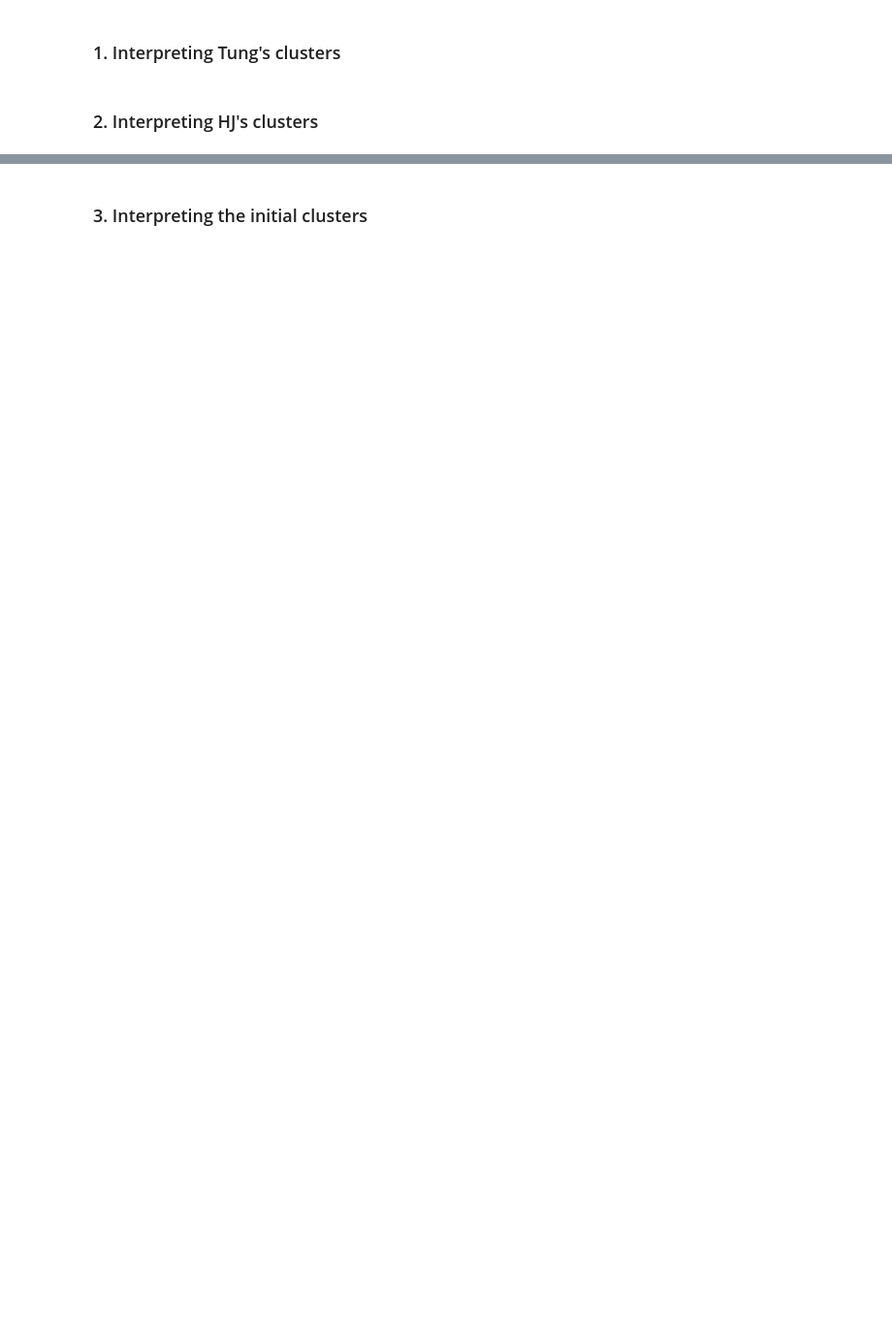
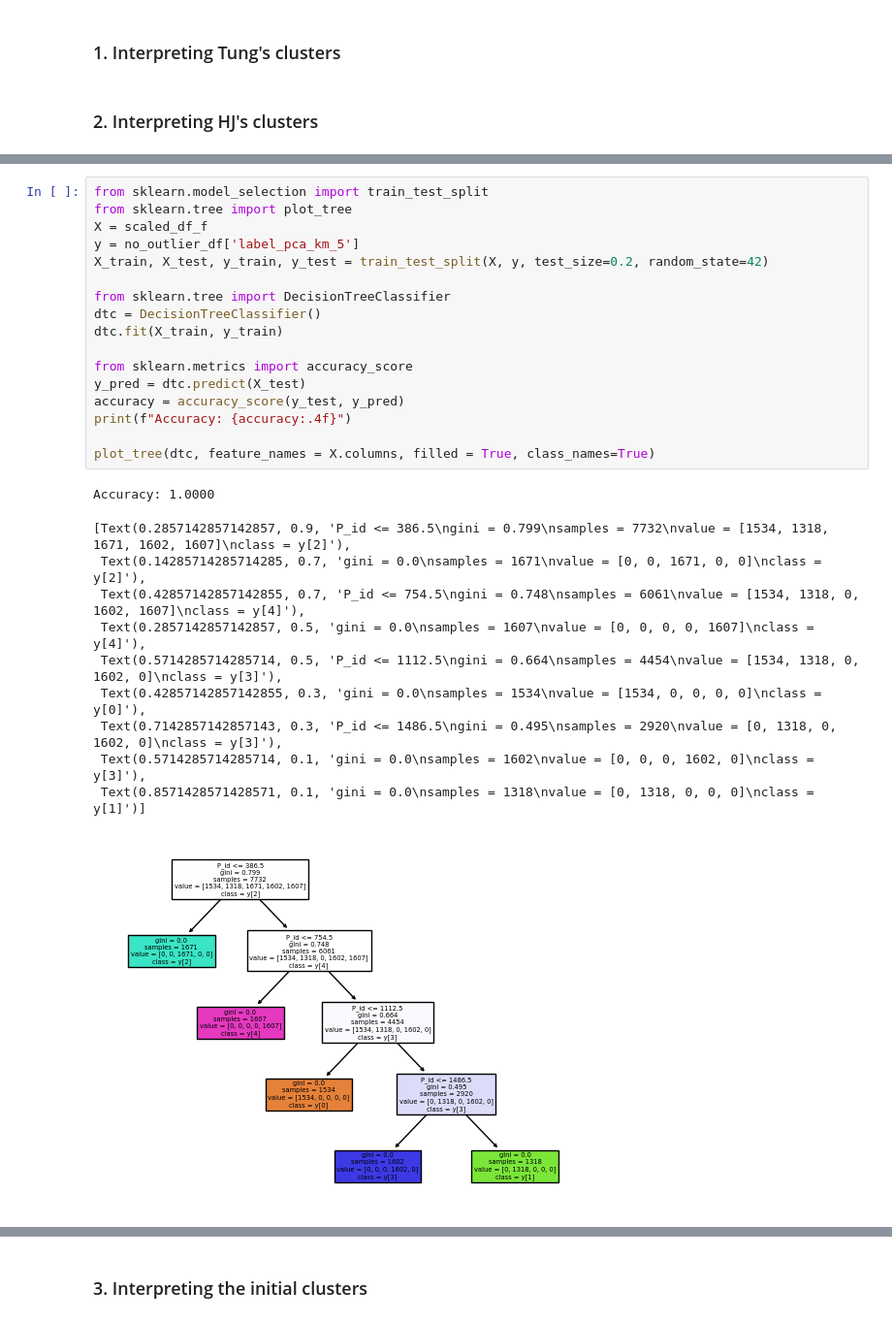
Before and after one commit to tungnd237/InventoryManagementAnalyst, a Jupyter notebook: sascha/final/0502_interpretable_clustering.ipynb, the cells around one changed output, grey strips where cells are left out. Shown at 97% size. Cells and saved outputs as stored; diff of their text form; blank space fills up the shorter version.

```diff
--- a/sascha/final/0502_interpretable_clustering.ipynb
+++ b/sascha/final/0502_interpretable_clustering.ipynb
@@ -314,0 +463,29 @@ plt.show()
+# %%
+from sklearn.model_selection import train_test_split
+from sklearn.tree import plot_tree
+X = scaled_df_f
+y = no_outlier_df['label_pca_km_5']
+X_train, X_test, y_train, y_test = train_test_split(X, y, test_size=0.2, random_state=42)
+
+from sklearn.tree import DecisionTreeClassifier
+dtc = DecisionTreeClassifier()
+dtc.fit(X_train, y_train)
+
+from sklearn.metrics import accuracy_score
+y_pred = dtc.predict(X_test)
+accuracy = accuracy_score(y_test, y_pred)
+print(f"Accuracy: {accuracy:.4f}")
+
+plot_tree(dtc, feature_names = X.columns, filled = True, class_names=True)
+# %% [output]
+Accuracy: 1.0000
+[Text(0.2857142857142857, 0.9, 'P_id <= 386.5\ngini = 0.799\nsamples = 7732\nvalue = [1534, 1318, 1671, 1602, 1607]\nclass = y[2]'),
+ Text(0.14285714285714285, 0.7, 'gini = 0.0\nsamples = 1671\nvalue = [0, 0, 1671, 0, 0]\nclass = y[2]'),
+ Text(0.42857142857142855, 0.7, 'P_id <= 754.5\ngini = 0.748\nsamples = 6061\nvalue = [1534, 1318, 0, 1602, 1607]\nclass = y[4]'),
+ Text(0.2857142857142857, 0.5, 'gini = 0.0\nsamples = 1607\nvalue = [0, 0, 0, 0, 1607]\nclass = y[4]'),
+ Text(0.5714285714285714, 0.5, 'P_id <= 1112.5\ngini = 0.664\nsamples = 4454\nvalue = [1534, 1318, 0, 1602, 0]\nclass = y[3]'),
+ Text(0.42857142857142855, 0.3, 'gini = 0.0\nsamples = 1534\nvalue = [1534, 0, 0, 0, 0]\nclass = y[0]'),
+ Text(0.7142857142857143, 0.3, 'P_id <= 1486.5\ngini = 0.495\nsamples = 2920\nvalue = [0, 1318, 0, 1602, 0]\nclass = y[3]'),
+ Text(0.5714285714285714, 0.1, 'gini = 0.0\nsamples = 1602\nvalue = [0, 0, 0, 1602, 0]\nclass = y[3]'),
+ Text(0.8571428571428571, 0.1, 'gini = 0.0\nsamples = 1318\nvalue = [0, 1318, 0, 0, 0]\nclass = y[1]')]
+[figure, added]
```
Also changed, not shown: parts of 17 cells of this notebook, 7 other files.
